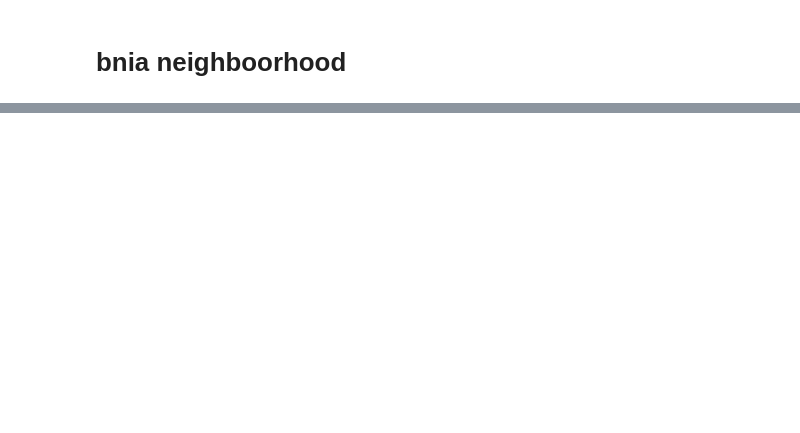
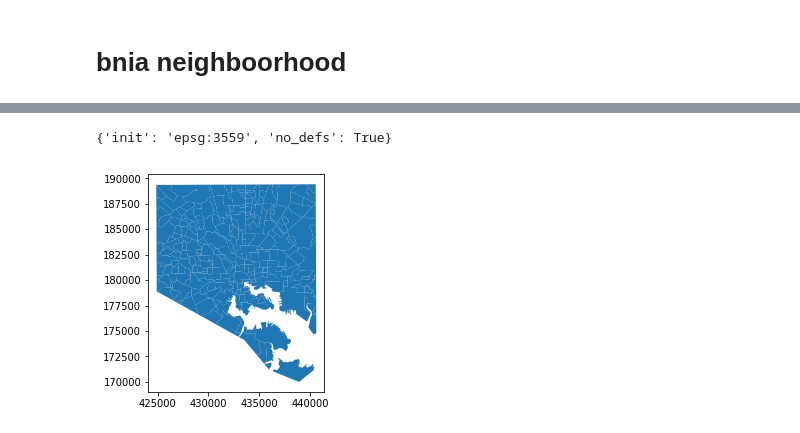
Before and after one commit to JHWu92/public-safety-baltimore, a Jupyter notebook: get-spu.ipynb, the cells around one changed output, grey strips where cells are left out. Drawn from its saved outputs; the diff is of its cells as text; code cells hidden in the pictures; blank space fills up the shorter version.

```diff
--- a/get-spu.ipynb
+++ b/get-spu.ipynb
@@ -40,0 +60,8 @@ bnia_loaded.plot()
+# %%
+balt_nb_loaded = gp.read_file('data/baltimore-city-neighborhood.geojson')
+# %%
+balt_nb_loaded.plot()
+balt_nb.crs
+# %% [output]
+{'init': 'epsg:3559', 'no_defs': True}
+[figure, added]
```
Also changed, not shown: parts of 6 cells of this notebook, 2 other files.
